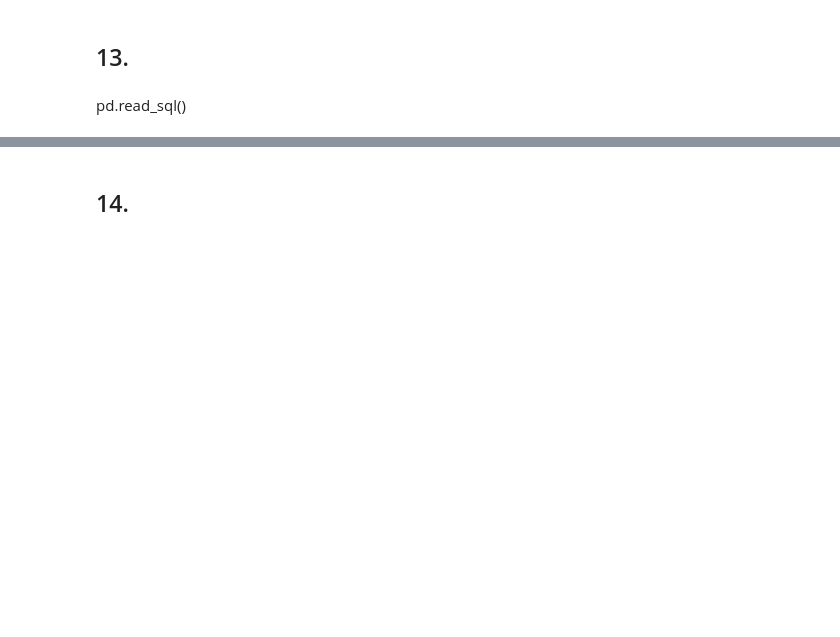
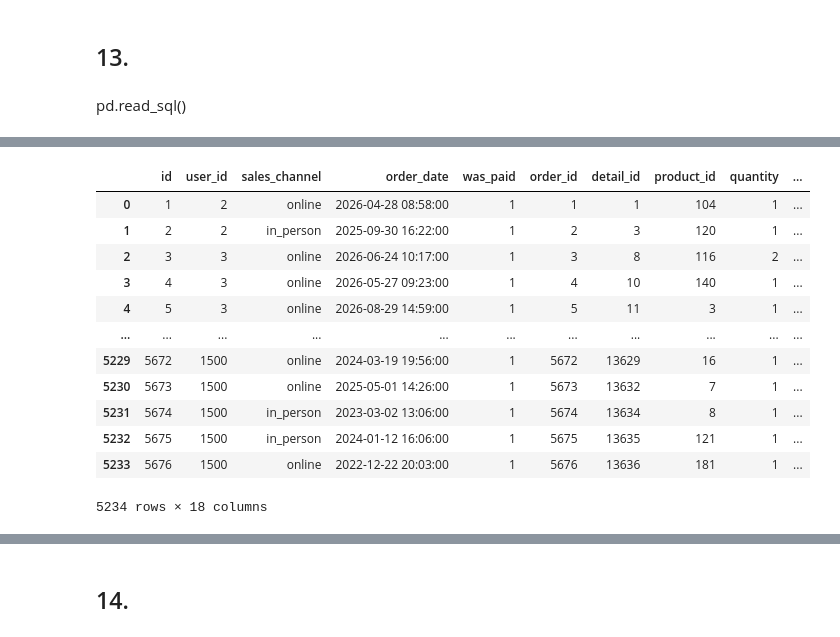
Before and after one commit to pouniq/Data_analytics_training, a Jupyter notebook: Python/KohanNegar.ipynb, the cells around one changed output, grey strips where cells are left out. Cells and saved outputs as stored; diff of their text form; code cells hidden in the pictures; blank space fills up the shorter version.

```diff
--- a/Python/KohanNegar.ipynb
+++ b/Python/KohanNegar.ipynb
@@ -296,0 +331,3 @@ ProgrammingError: 1064 (42000): You have an error in your SQL syntax; check the
+# %%
+result_3 = pd.read_sql("SELECT * FROM KohanNegar.products", conn)
+result_3
@@ -296,0 +348,3 @@ ProgrammingError: 1064 (42000): You have an error in your SQL syntax; check the
+# %%
+result_4 = pd.read_sql("SELECT * FROM KohanNegar.categories",conn)
+result_4
@@ -296,0 +369,3 @@ ProgrammingError: 1064 (42000): You have an error in your SQL syntax; check the
+# %%
+join_2 = pd.merge(result_3, result_4, left_on = 'category_id', right_on='id', how='inner')
+join_2
@@ -296,0 +386,17 @@ ProgrammingError: 1064 (42000): You have an error in your SQL syntax; check the
+# %%
+join_3 = pd.merge(join_1, join_2, left_on = 'id', right_on='id_x', how='left')
+join_3
+# %% [output]
+|  | id | user_id | sales_channel | order_date | was_paid | order_id | detail_id | product_id | quantity | ... |
+| 0 | 1 | 2 | online | 2026-04-28 08:58:00 | 1 | 1 | 1 | 104 | 1 | ... |
+| 1 | 2 | 2 | in_person | 2025-09-30 16:22:00 | 1 | 2 | 3 | 120 | 1 | ... |
+| 2 | 3 | 3 | online | 2026-06-24 10:17:00 | 1 | 3 | 8 | 116 | 2 | ... |
+| 3 | 4 | 3 | online | 2026-05-27 09:23:00 | 1 | 4 | 10 | 140 | 1 | ... |
+| 4 | 5 | 3 | online | 2026-08-29 14:59:00 | 1 | 5 | 11 | 3 | 1 | ... |
+| ... | ... | ... | ... | ... | ... | ... | ... | ... | ... | ... |
+| 5229 | 5672 | 1500 | online | 2024-03-19 19:56:00 | 1 | 5672 | 13629 | 16 | 1 | ... |
+| 5230 | 5673 | 1500 | online | 2025-05-01 14:26:00 | 1 | 5673 | 13632 | 7 | 1 | ... |
+| 5231 | 5674 | 1500 | in_person | 2023-03-02 13:06:00 | 1 | 5674 | 13634 | 8 | 1 | ... |
+| 5232 | 5675 | 1500 | in_person | 2024-01-12 16:06:00 | 1 | 5675 | 13635 | 121 | 1 | ... |
+| 5233 | 5676 | 1500 | online | 2022-12-22 20:03:00 | 1 | 5676 | 13636 | 181 | 1 | ... |
+5234 rows × 18 columns
```
Also changed, not shown: parts of 19 cells of this notebook.
